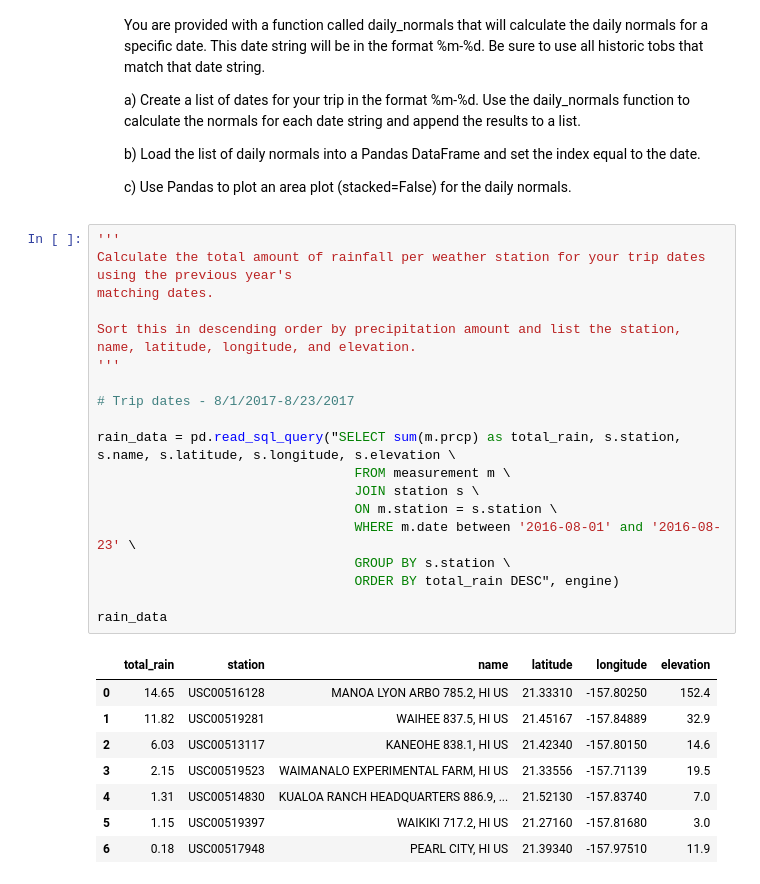
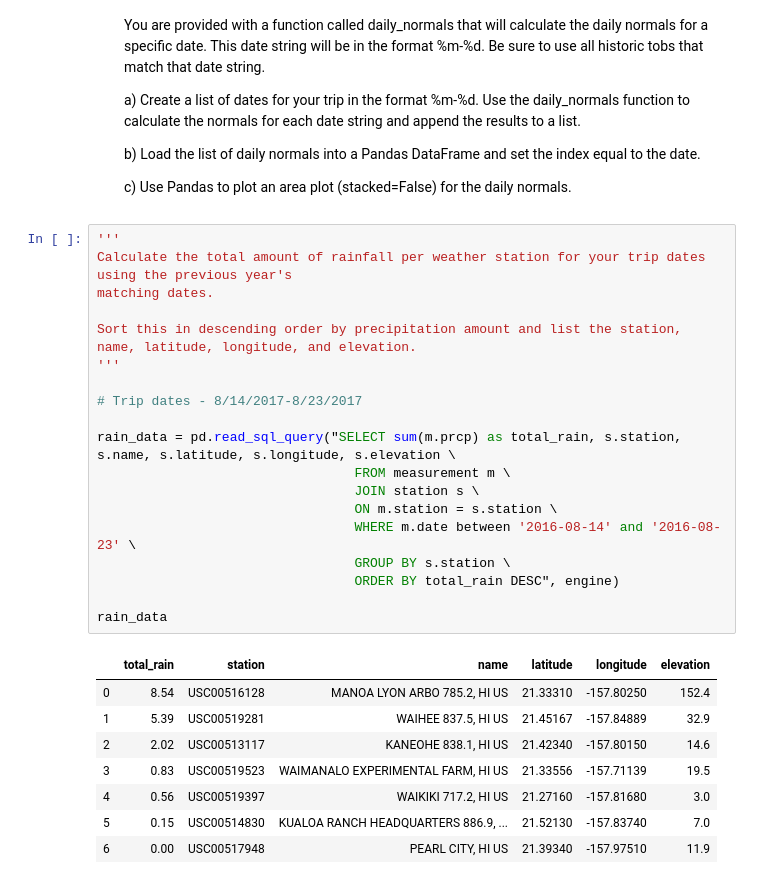
Before and after one commit to skonkiel/hawaii-weather-analysis, a Jupyter notebook: climate_starter.ipynb, the cells around one changed output. Saved outputs shown, nothing was run; the diff lists cells and outputs as text.

```diff
--- a/climate_starter.ipynb
+++ b/climate_starter.ipynb
@@ -293,31 +243,31 @@ Text(0.5, 1.0, 'Trip Avg Temp')
 # %%
 '''
 Calculate the total amount of rainfall per weather station for your trip dates using the previous year's
 matching dates.
 
 Sort this in descending order by precipitation amount and list the station, name, latitude, longitude, and elevation.
 '''
 
-# Trip dates - 8/1/2017-8/23/2017
+# Trip dates - 8/14/2017-8/23/2017
 
 rain_data = pd.read_sql_query("SELECT sum(m.prcp) as total_rain, s.station, s.name, s.latitude, s.longitude, s.elevation \
                                  FROM measurement m \
                                  JOIN station s \
                                  ON m.station = s.station \
-                                 WHERE m.date between '2016-08-01' and '2016-08-23' \
+                                 WHERE m.date between '2016-08-14' and '2016-08-23' \
                                  GROUP BY s.station \
                                  ORDER BY total_rain DESC", engine)
 
 rain_data
 # %% [output]
 |  | total_rain | station | name | latitude | longitude | elevation |
-| 0 | 14.65 | USC00516128 | MANOA LYON ARBO 785.2, HI US | 21.33310 | -157.80250 | 152.4 |
-| 1 | 11.82 | USC00519281 | WAIHEE 837.5, HI US | 21.45167 | -157.84889 | 32.9 |
-| 2 | 6.03 | USC00513117 | KANEOHE 838.1, HI US | 21.42340 | -157.80150 | 14.6 |
-| 3 | 2.15 | USC00519523 | WAIMANALO EXPERIMENTAL FARM, HI US | 21.33556 | -157.71139 | 19.5 |
-| 4 | 1.31 | USC00514830 | KUALOA RANCH HEADQUARTERS 886.9, ... | 21.52130 | -157.83740 | 7.0 |
-| 5 | 1.15 | USC00519397 | WAIKIKI 717.2, HI US | 21.27160 | -157.81680 | 3.0 |
-| 6 | 0.18 | USC00517948 | PEARL CITY, HI US | 21.39340 | -157.97510 | 11.9 |
+| 0 | 8.54 | USC00516128 | MANOA LYON ARBO 785.2, HI US | 21.33310 | -157.80250 | 152.4 |
+| 1 | 5.39 | USC00519281 | WAIHEE 837.5, HI US | 21.45167 | -157.84889 | 32.9 |
+| 2 | 2.02 | USC00513117 | KANEOHE 838.1, HI US | 21.42340 | -157.80150 | 14.6 |
+| 3 | 0.83 | USC00519523 | WAIMANALO EXPERIMENTAL FARM, HI US | 21.33556 | -157.71139 | 19.5 |
+| 4 | 0.56 | USC00519397 | WAIKIKI 717.2, HI US | 21.27160 | -157.81680 | 3.0 |
+| 5 | 0.15 | USC00514830 | KUALOA RANCH HEADQUARTERS 886.9, ... | 21.52130 | -157.83740 | 7.0 |
+| 6 | 0.00 | USC00517948 | PEARL CITY, HI US | 21.39340 | -157.97510 | 11.9 |
 # %%
 def daily_normals(date):
     """Daily Normals.
```
Also changed, not shown: parts of 15 cells of this notebook, 1 other file.
